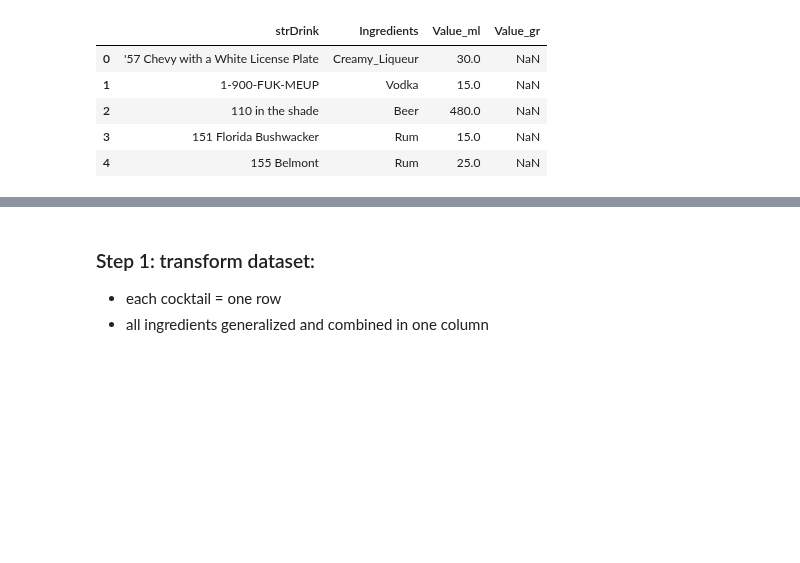
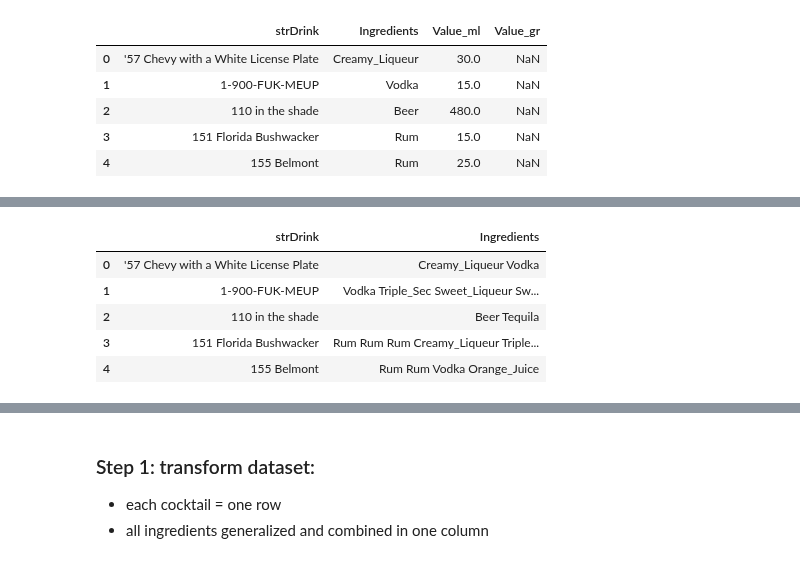
Before and after one commit to SvetlanaGruzdeva/AI-Mixologist-Project, a Jupyter notebook: main.ipynb, the cells around one changed output, grey strips where cells are left out. Cells and saved outputs as stored; diff of their text form; code cells hidden in the pictures; blank space fills up the shorter version.

```diff
--- a/main.ipynb
+++ b/main.ipynb
@@ -89,0 +115,13 @@ df_measures.head()
+# %%
+# Combine all ingredients per cocktial in one column
+
+df_ingredients['Ingredients'] = df_ingredients.drop(['strDrink'], axis=1).fillna('').apply(lambda x: ' '.join(x), axis=1)
+df_ingredients = df_ingredients[['strDrink', 'Ingredients']]
+df_ingredients.head()
+# %% [output]
+|  | strDrink | Ingredients |
+| 0 | '57 Chevy with a White License Plate | Creamy_Liqueur Vodka |
+| 1 | 1-900-FUK-MEUP | Vodka Triple_Sec Sweet_Liqueur Sw... |
+| 2 | 110 in the shade | Beer Tequila |
+| 3 | 151 Florida Bushwacker | Rum Rum Rum Creamy_Liqueur Triple... |
+| 4 | 155 Belmont | Rum Rum Vodka Orange_Juice |
```
Also changed, not shown: parts of 13 cells of this notebook.
